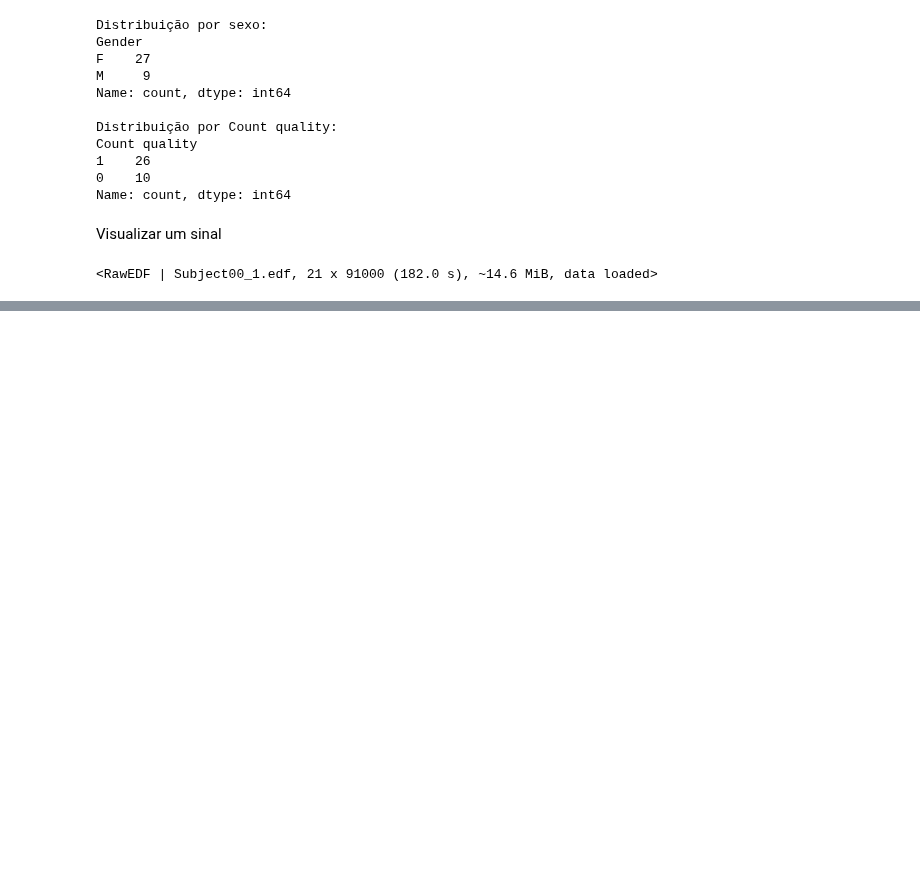
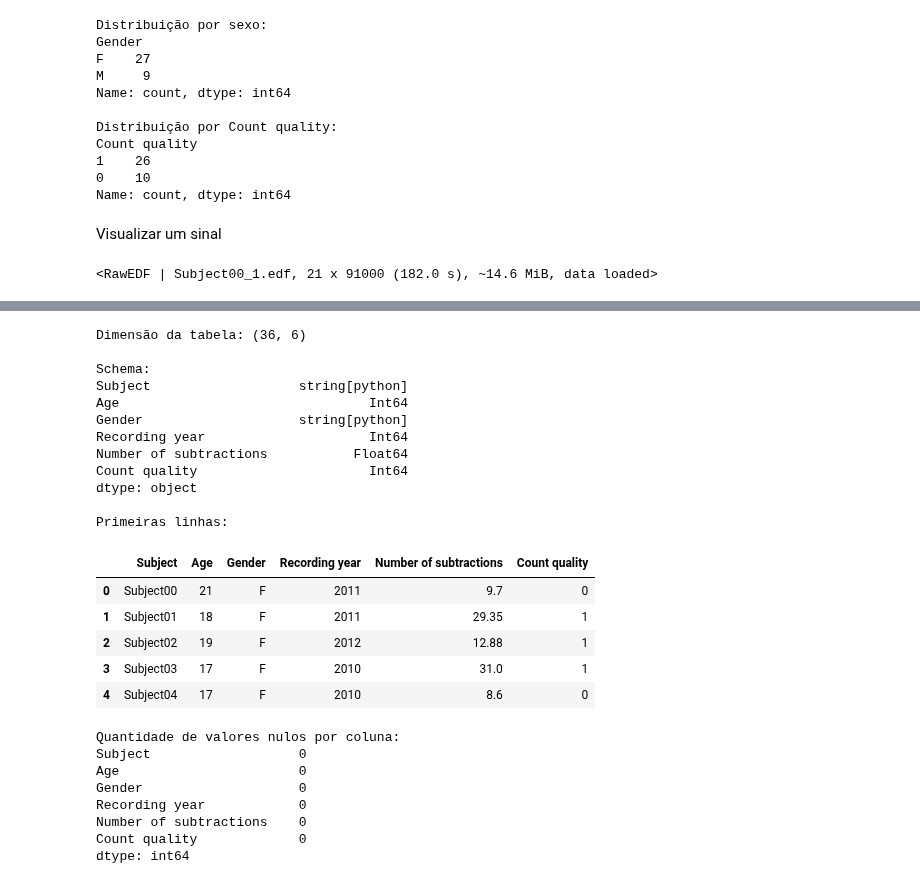
Before and after one commit to mariasurjus1005/projeto-reprodutivel-eeg_aula1, a Jupyter notebook: EEGMAT_EDA.ipynb, the cells around one changed output, grey strips where cells are left out. Drawn from its saved outputs; the diff is of its cells as text; code cells hidden in the pictures; blank space fills up the shorter version.

```diff
--- a/EEGMAT_EDA.ipynb
+++ b/EEGMAT_EDA.ipynb
@@ -203,2 +204,52 @@ Using matplotlib as 2D backend.
 [figure]
 [figure]
+# %%
+# Criar a tabela analítica com schema explícito
+
+analitica = info.copy()
+
+analitica = analitica.astype({
+    "Subject": "string",
+    "Age": "Int64",
+    "Gender": "string",
+    "Recording year": "Int64",
+    "Number of subtractions": "Float64",
+    "Count quality": "Int64"
+})
+
+print("Dimensão da tabela:", analitica.shape)
+print("\nSchema:")
+print(analitica.dtypes)
+
+print("\nPrimeiras linhas:")
+display(analitica.head())
+
+print("Quantidade de valores nulos por coluna:")
+print(analitica.isna().sum())
+# %% [output]
+Dimensão da tabela: (36, 6)
+
+Schema:
+Subject                   string[python]
+Age                                Int64
+Gender                    string[python]
+Recording year                     Int64
+Number of subtractions           Float64
+Count quality                      Int64
+dtype: object
+
+Primeiras linhas:
+|  | Subject | Age | Gender | Recording year | Number of subtractions | Count quality |
+| 0 | Subject00 | 21 | F | 2011 | 9.7 | 0 |
+| 1 | Subject01 | 18 | F | 2011 | 29.35 | 1 |
+| 2 | Subject02 | 19 | F | 2012 | 12.88 | 1 |
+| 3 | Subject03 | 17 | F | 2010 | 31.0 | 1 |
+| 4 | Subject04 | 17 | F | 2010 | 8.6 | 0 |
+Quantidade de valores nulos por coluna:
+Subject                   0
+Age                       0
+Gender                    0
+Recording year            0
+Number of subtractions    0
+Count quality             0
+dtype: int64
```
Also changed, not shown: parts of 10 cells of this notebook.
